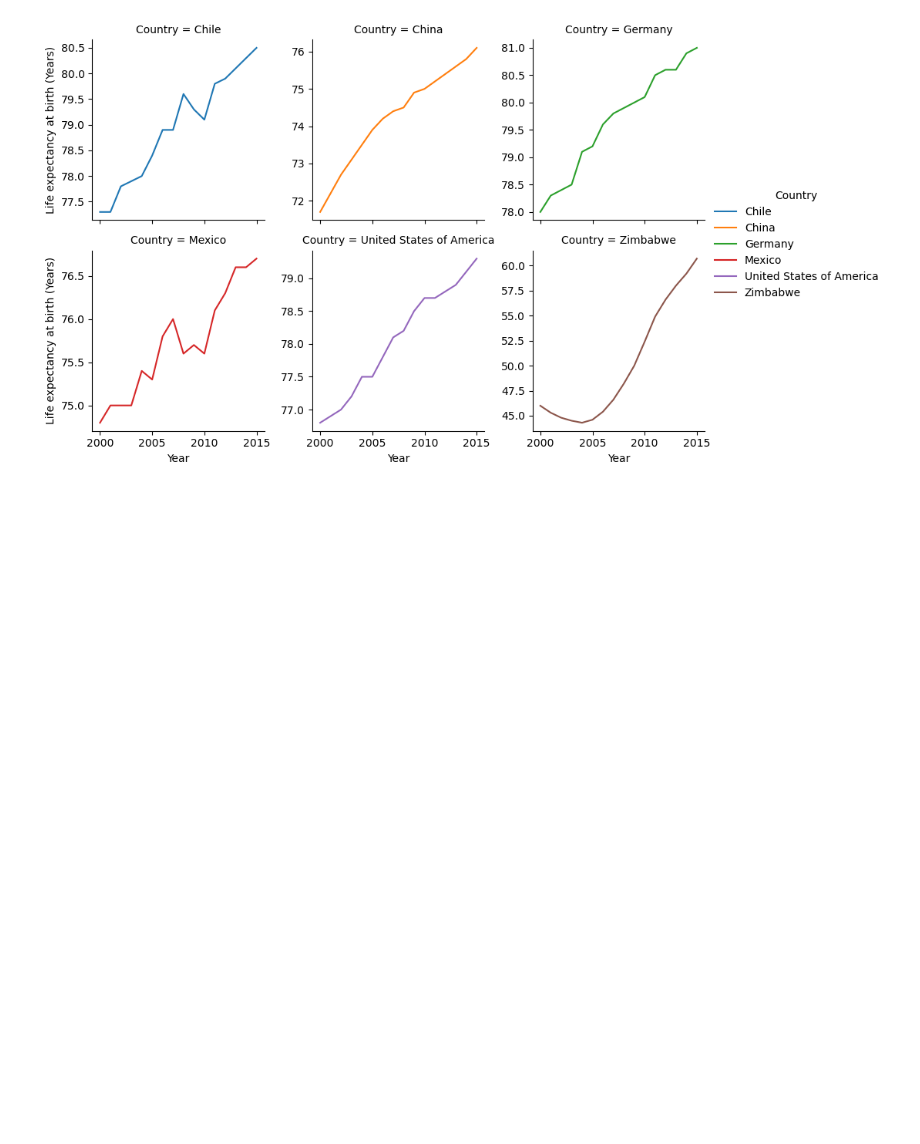
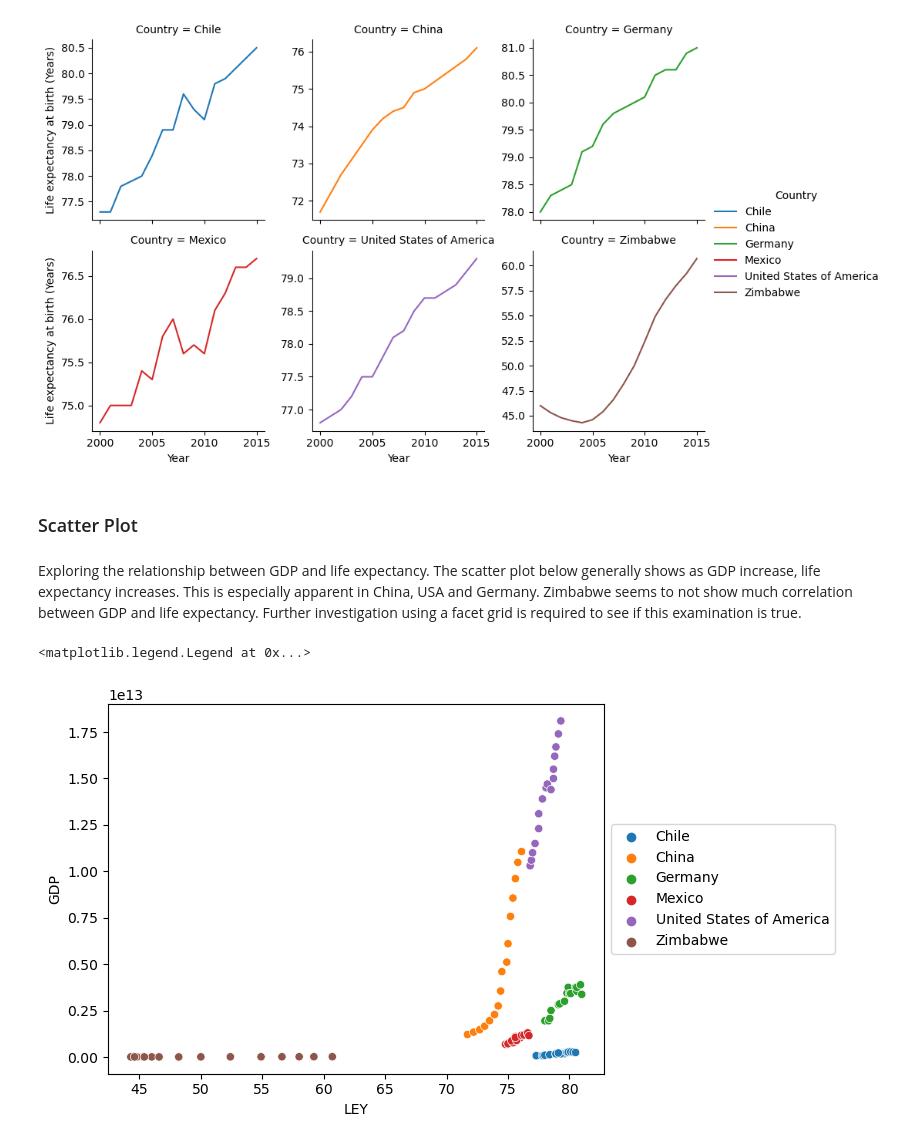
Before and after one commit to maximilianjun/life-expectancy-gdp-project, a Jupyter notebook: life_expectancy_gdp.ipynb, the cells around one changed output. Saved outputs shown, nothing was run; the diff lists cells and outputs as text; code cells hidden in the pictures; blank space fills up the shorter version.

Commit message:
life_expectancy_gdp
Exploratory Data Analysis: Scatter plot and facet grid: The relationship between GDP and life expectancy.

```diff
--- a/life_expectancy_gdp.ipynb
+++ b/life_expectancy_gdp.ipynb
@@ -202,3 +202,12 @@ subLEY
 # %% [output]
 <seaborn.axisgrid.FacetGrid at 0x...>
 [figure]
+# %% [markdown]
+### Scatter Plot
+# %% [markdown]
+Exploring the relationship between GDP and life expectancy. The scatter plot below generally shows as GDP increase, life expectancy increases. This is especially apparent in China, USA and Germany. Zimbabwe seems to not show much correlation between GDP and life expectancy. Further investigation using a facet grid is required to see if this examination is true.
+# %%
+sns.scatterplot(x=df.LEY, y=df.GDP, hue=df.Country).legend(loc="center left", bbox_to_anchor=(1, 0.5), ncol=1)
+# %% [output]
+<matplotlib.legend.Legend at 0x...>
+[figure, added]
```
Also changed, not shown: parts of 2 cells of this notebook.
